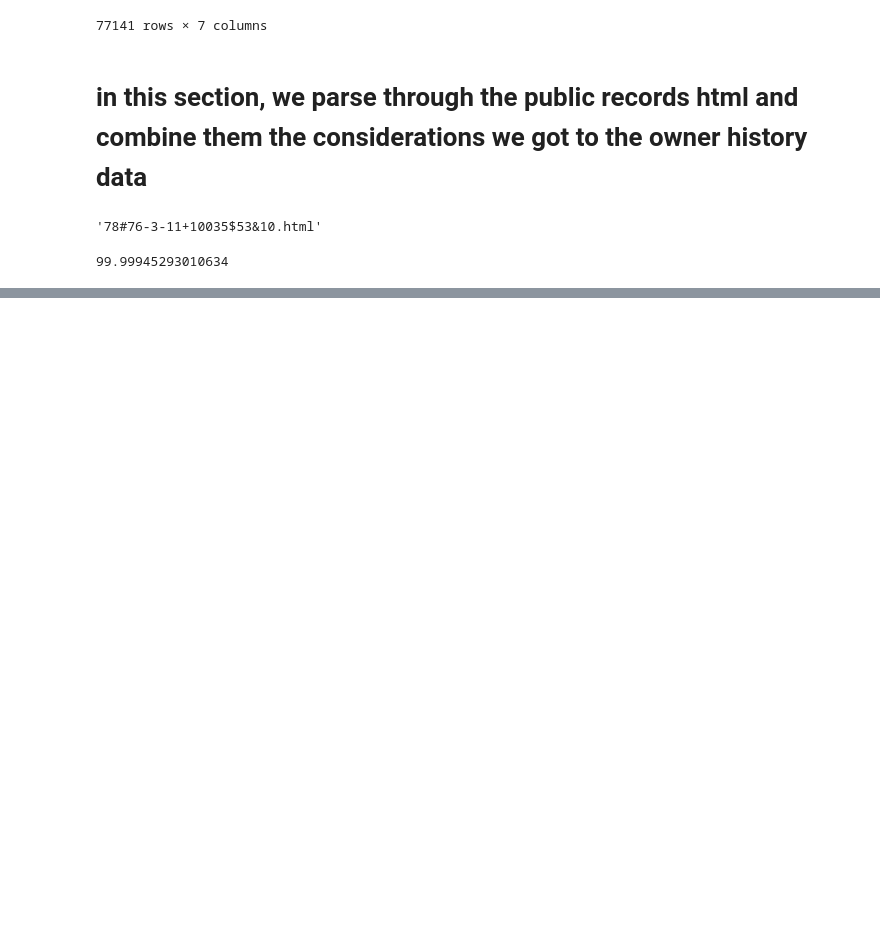
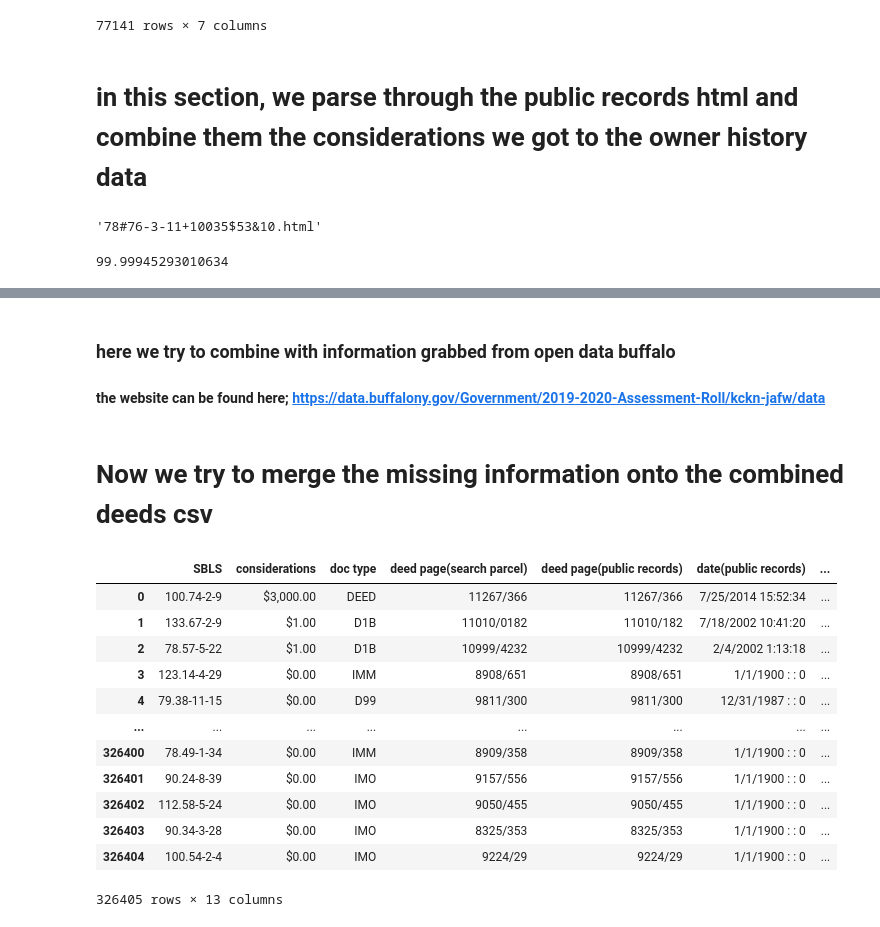
Before and after one commit to jv11699/early_warning_monitoring_system-, a Jupyter notebook: sales_history_scraper.ipynb, the cells around one changed output, grey strips where cells are left out. Cells and saved outputs as stored; diff of their text form; code cells hidden in the pictures; blank space fills up the shorter version.

```diff
--- a/sales_history_scraper.ipynb
+++ b/sales_history_scraper.ipynb
@@ -243,0 +240,28 @@ df[df['considerations'].isnull()]
+# %% [markdown]
+### here we try to combine with information grabbed from open data buffalo
+#### the website can be found here; https://data.buffalony.gov/Government/2019-2020-Assessment-Roll/kckn-jafw/data
+# %%
+# open data import
+open_data_df = pd.read_csv('https://data.buffalony.gov/api/views/kckn-jafw/rows.csv?accessType=DOWNLOAD',low_memory = False)
+# %%
+combined_deeds_df= pd.read_csv('combined_deeds.csv')
+# %%
+sliced_open_data_df  = open_data_df[['PRINT KEY','CENSUS BLOCK GROUP','ZIP CODE (5-DIGIT)','CENSUS BLOCK','NEIGHBORHOOD','LATITUDE','LONGITUDE','LOCATION']].rename(columns = {'PRINT KEY':'SBLS'})
+# %% [markdown]
+# Now we try to merge the missing information onto the combined deeds csv
+# %%
+pd.merge(combined_deeds_df,sliced_open_data_df, how = 'left')
+# %% [output]
+|  | SBLS | considerations | doc type | deed page(search parcel) | deed page(public records) | date(public records) | ... |
+| 0 | 100.74-2-9 | $3,000.00 | DEED | 11267/366 | 11267/366 | 7/25/2014 15:52:34 | ... |
+| 1 | 133.67-2-9 | $1.00 | D1B | 11010/0182 | 11010/182 | 7/18/2002 10:41:20 | ... |
+| 2 | 78.57-5-22 | $1.00 | D1B | 10999/4232 | 10999/4232 | 2/4/2002 1:13:18 | ... |
+| 3 | 123.14-4-29 | $0.00 | IMM | 8908/651 | 8908/651 | 1/1/1900 : : 0 | ... |
+| 4 | 79.38-11-15 | $0.00 | D99 | 9811/300 | 9811/300 | 12/31/1987 : : 0 | ... |
+| ... | ... | ... | ... | ... | ... | ... | ... |
+| 326400 | 78.49-1-34 | $0.00 | IMM | 8909/358 | 8909/358 | 1/1/1900 : : 0 | ... |
+| 326401 | 90.24-8-39 | $0.00 | IMO | 9157/556 | 9157/556 | 1/1/1900 : : 0 | ... |
+| 326402 | 112.58-5-24 | $0.00 | IMO | 9050/455 | 9050/455 | 1/1/1900 : : 0 | ... |
+| 326403 | 90.34-3-28 | $0.00 | IMO | 8325/353 | 8325/353 | 1/1/1900 : : 0 | ... |
+| 326404 | 100.54-2-4 | $0.00 | IMO | 9224/29 | 9224/29 | 1/1/1900 : : 0 | ... |
+326405 rows × 13 columns
```
Also changed, not shown: parts of 1 cell of this notebook.
